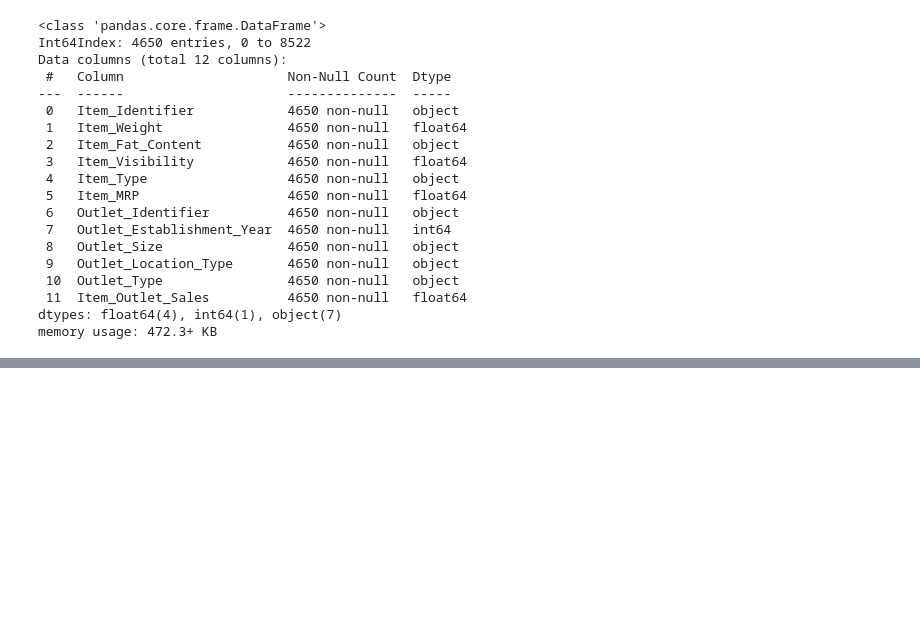
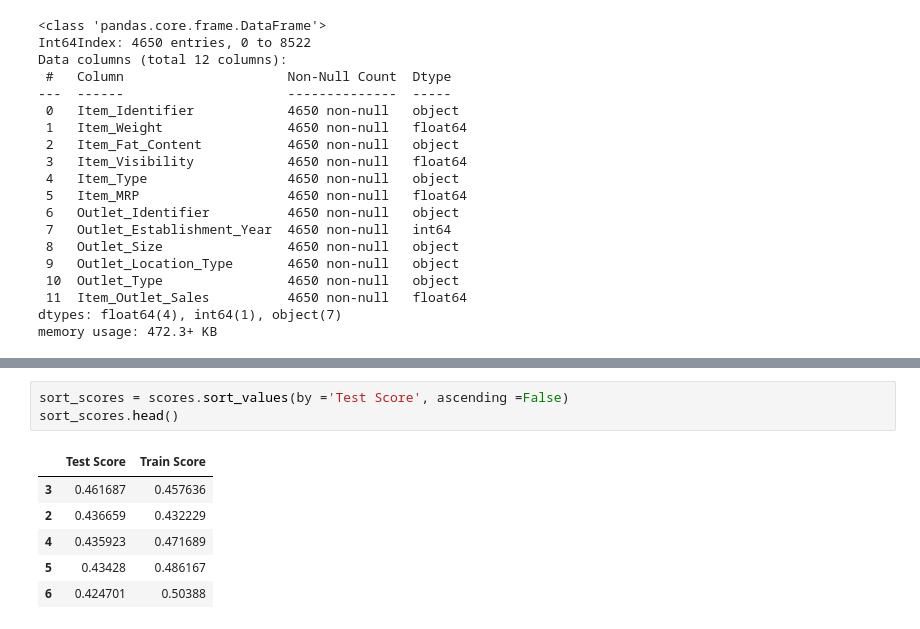
Before and after one commit to SarahJane86/food-sales-predictions, a Jupyter notebook: Project1(ML).ipynb, the cells around one changed output, grey strips where cells are left out. Drawn from its saved outputs; the diff is of its cells as text; blank space fills up the shorter version.

```diff
--- a/Project1(ML).ipynb
+++ b/Project1(ML).ipynb
@@ -115,0 +387,10 @@ memory usage: 472.3+ KB
+# %%
+sort_scores = scores.sort_values(by ='Test Score', ascending =False)
+sort_scores.head()
+# %% [output]
+|  | Test Score | Train Score |
+| 3 | 0.461687 | 0.457636 |
+| 2 | 0.436659 | 0.432229 |
+| 4 | 0.435923 | 0.471689 |
+| 5 | 0.43428 | 0.486167 |
+| 6 | 0.424701 | 0.50388 |
```
Also changed, not shown: parts of 40 cells of this notebook.
